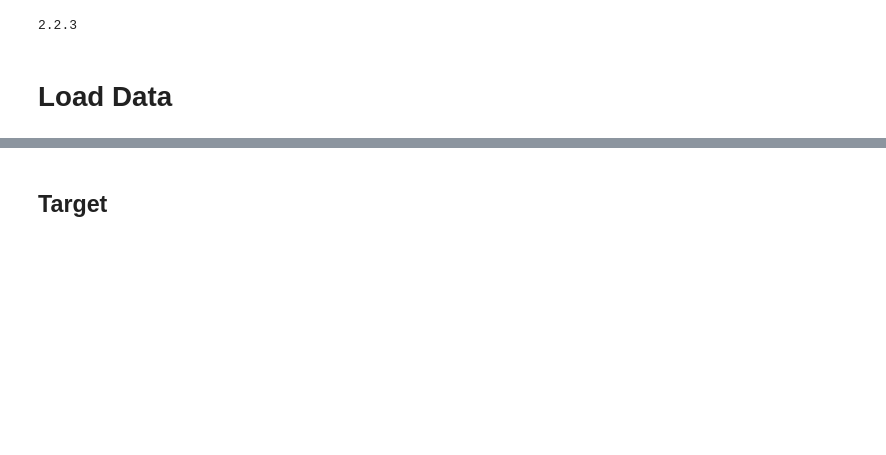
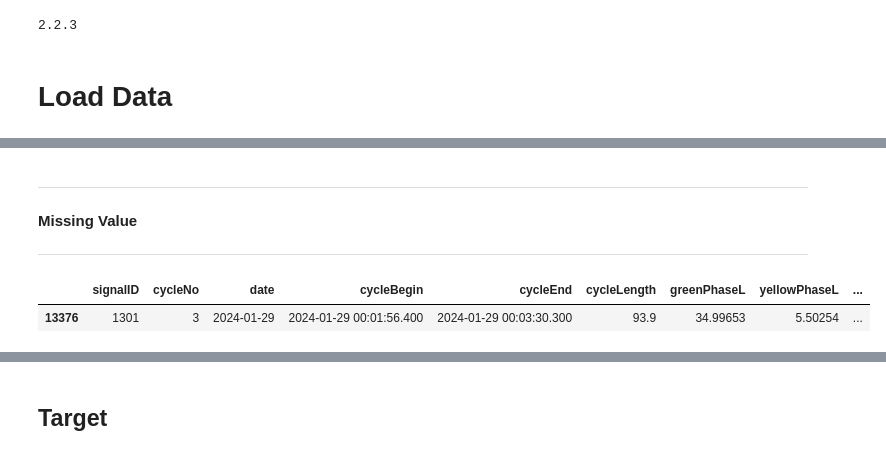
Before and after one commit to bmtazbiulhassan/signal_adjustment, a Jupyter notebook: notebook/i. data_processing.ipynb, the cells around one changed output, grey strips where cells are left out. Saved outputs shown, nothing was run; the diff lists cells and outputs as text; code cells hidden in the pictures; blank space fills up the shorter version.

```diff
--- a/notebook/i. data_processing.ipynb
+++ b/notebook/i. data_processing.ipynb
@@ -113,0 +431,11 @@ df_data.shape
+# %% [markdown]
+---
+
+**Missing Value**
+
+---
+# %%
+df[pd.isna(df["greenOccupancyPhaseL"])].head(1)
+# %% [output]
+|  | signalID | cycleNo | date | cycleBegin | cycleEnd | cycleLength | greenPhaseL | yellowPhaseL | ... |
+| 13376 | 1301 | 3 | 2024-01-29 | 2024-01-29 00:01:56.400 | 2024-01-29 00:03:30.300 | 93.9 | 34.99653 | 5.50254 | ... |
```
Also changed, not shown: parts of 47 cells of this notebook, 1 other file.
